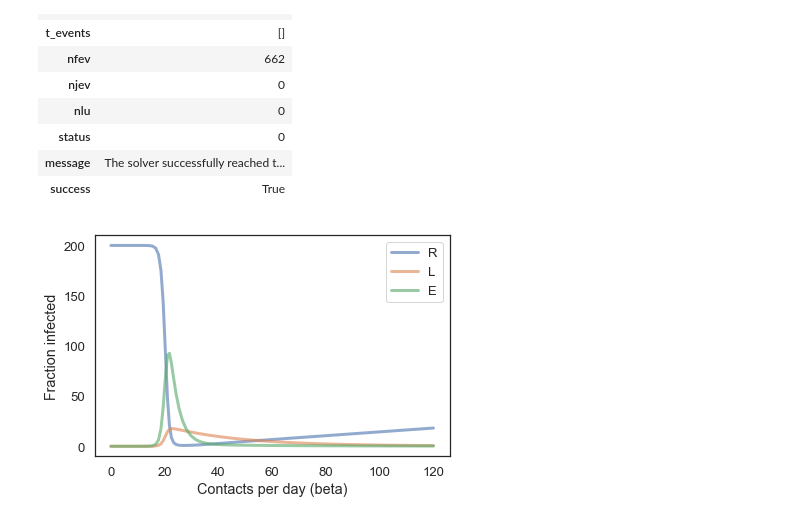
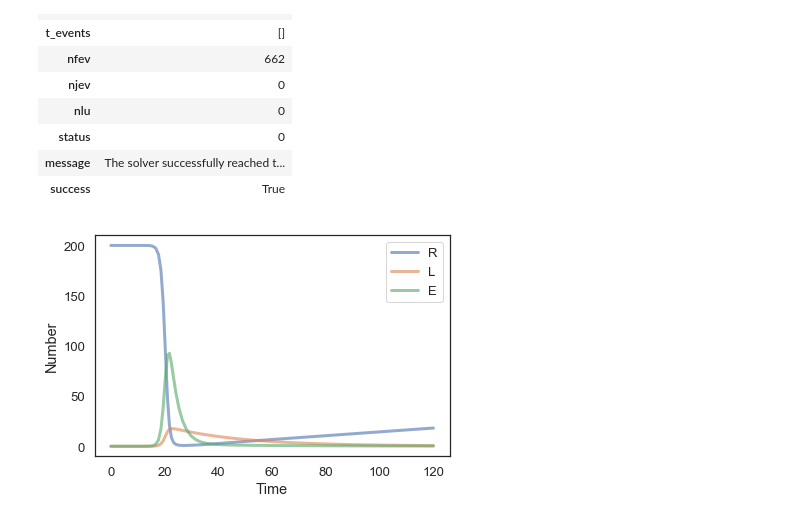
Before and after one commit to lyu0329/ModSimPy, a Jupyter notebook: code/HIV_Model_Final.ipynb, the cells around one changed output. Drawn from its saved outputs; the diff is of its cells as text; code cells hidden in the pictures.

```diff
--- a/code/HIV_Model_Final.ipynb
+++ b/code/HIV_Model_Final.ipynb
@@ -123,10 +123,10 @@ details
 # %%
 plot(results.R, label='R')
 plot(results.L, label='L')
 plot(results.E, label='E')
 #plot(results.V, label='V')
-decorate(xlabel='Contacts per day (beta)',
-         ylabel='Fraction infected',
+decorate(xlabel='Time',
+         ylabel='Number',
          loc='upper right')
 # %% [output]
-[figure, old version]
+[figure, new version]
```
Also changed, not shown: parts of 1 cell of this notebook.
